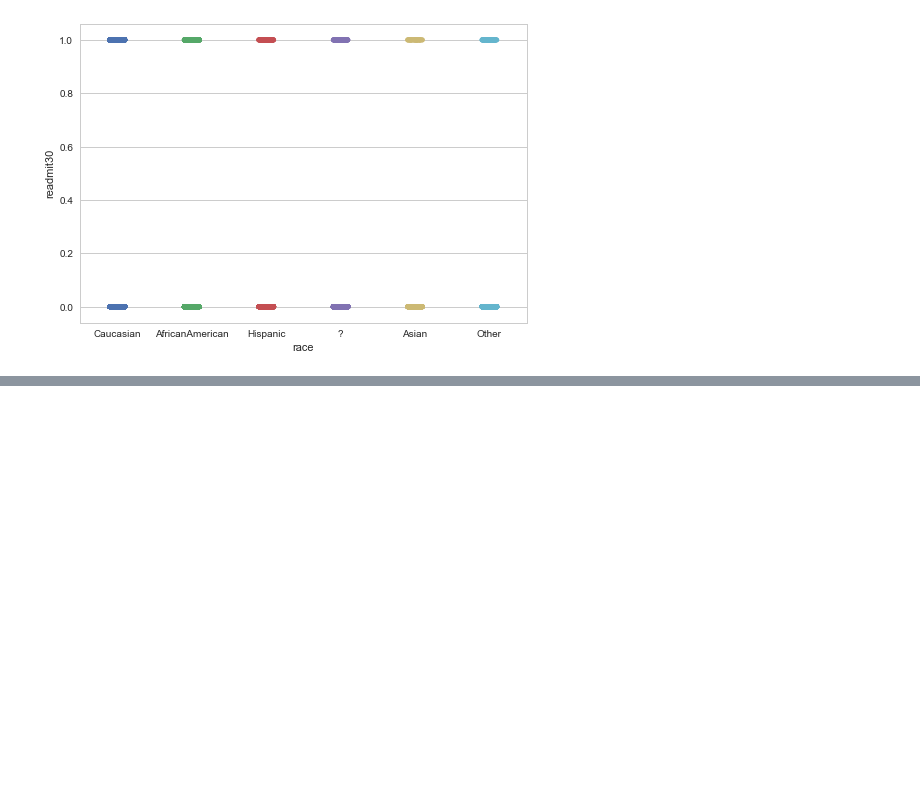
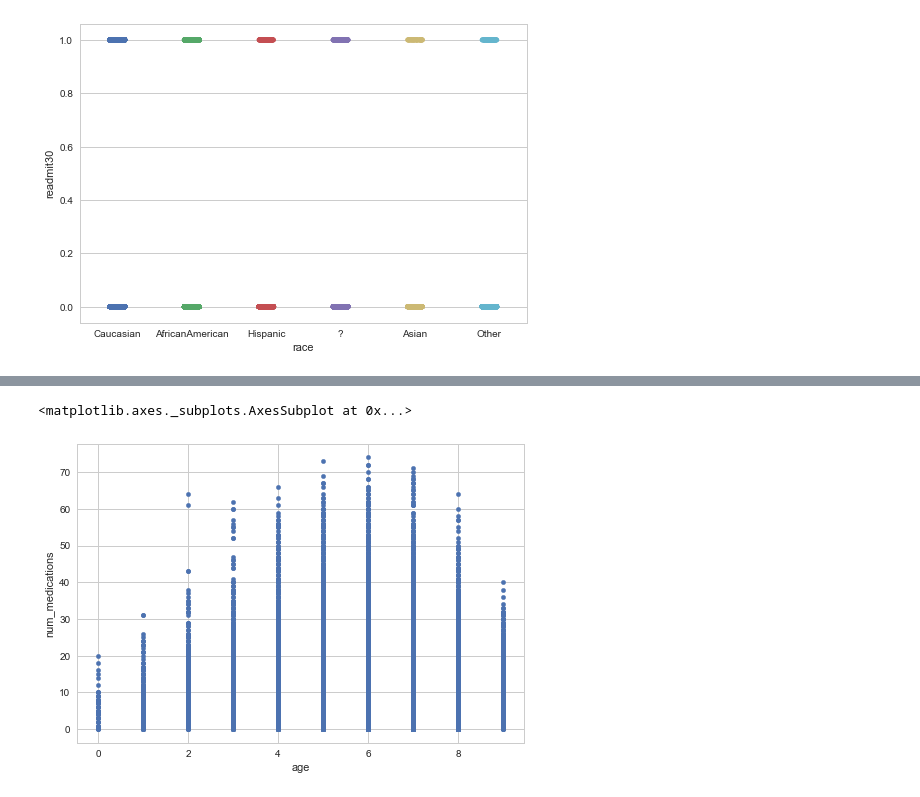
Before and after one commit to AOlden/sb-projects, a Jupyter notebook: diabetes_readmission/exploratory_analysis_diabetes_readmission.ipynb, the cells around one changed output, grey strips where cells are left out. Saved outputs shown, nothing was run; the diff lists cells and outputs as text; code cells hidden in the pictures; blank space fills up the shorter version.

```diff
--- a/diabetes_readmission/exploratory_analysis_diabetes_readmission.ipynb
+++ b/diabetes_readmission/exploratory_analysis_diabetes_readmission.ipynb
@@ -123,0 +83,17 @@ list(to_NaN)
+# %%
+ #check viability of chi square test for independence -- some expected values too small
+#pd.crosstab(index = to_NaN['num_medications'], columns = to_NaN['age'])
+
+ #set desired cols to categorical for scatter analysis
+to_cats = to_NaN.loc[:,('age', 'num_medications')]
+
+for col in to_cats:
+    to_cats[col] = to_cats[col].astype('category')
+
+df_num = to_cats.apply(lambda x: x.cat.codes)
+
+ #check age vs. number of medications -- no apparent association
+df_num.plot.scatter('age', 'num_medications')
+# %% [output]
+<matplotlib.axes._subplots.AxesSubplot at 0x...>
+[figure, added]
```
Also changed, not shown: parts of 12 cells of this notebook.
